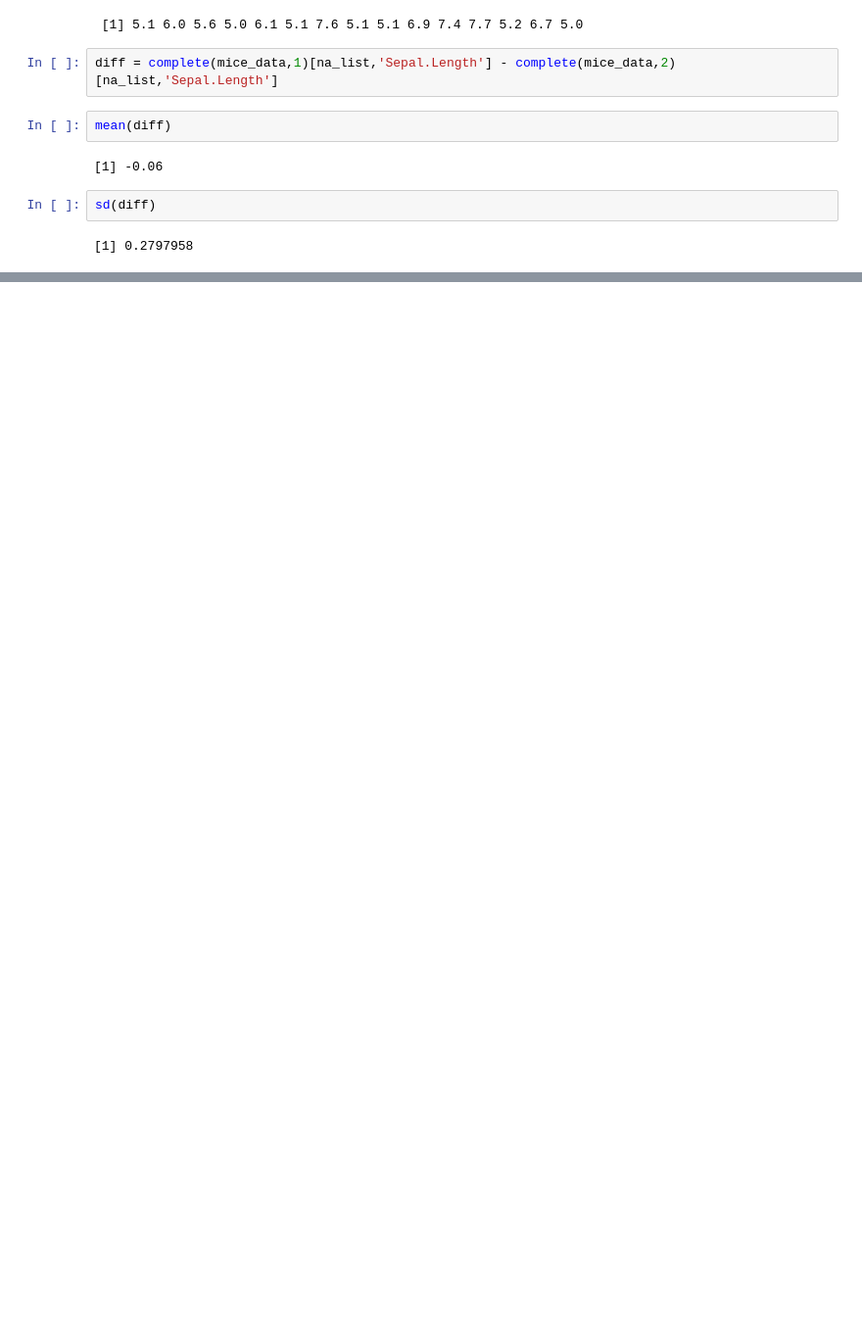
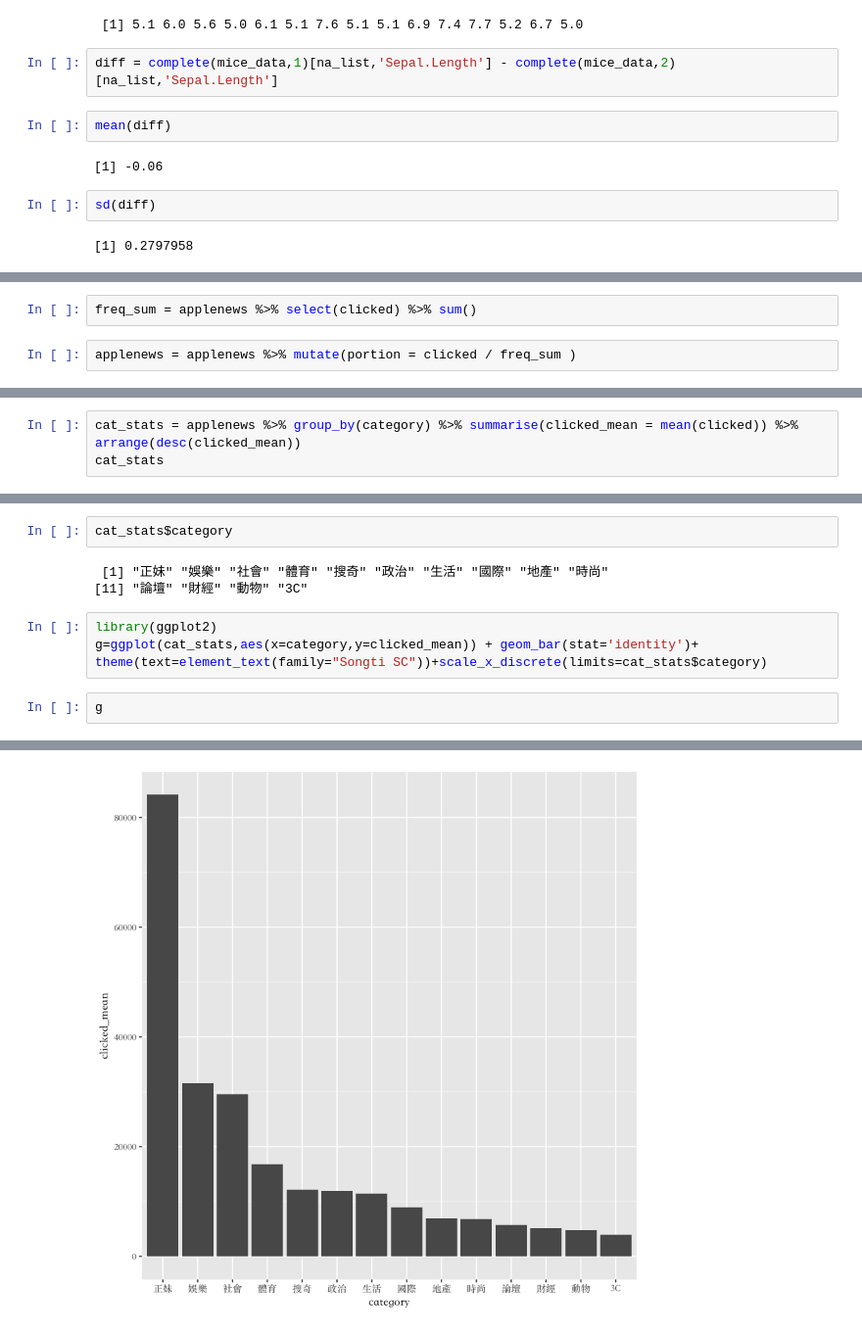
Before and after one commit to YuHsuanLin/riii, a Jupyter notebook: cb102/cb102_20180817.ipynb, the cells around one changed output, grey strips where cells are left out. Shown: that part at 98% size. Cells and saved outputs as stored; diff of their text form; blank space fills up the shorter version.

```diff
--- a/cb102/cb102_20180817.ipynb
+++ b/cb102/cb102_20180817.ipynb
@@ -391,0 +658,4 @@ sd(diff)
+# %%
+freq_sum = applenews %>% select(clicked) %>% sum()
+# %%
+applenews = applenews %>% mutate(portion = clicked / freq_sum )
@@ -391,0 +720,3 @@ sd(diff)
+# %%
+cat_stats = applenews %>% group_by(category) %>% summarise(clicked_mean = mean(clicked)) %>% arrange(desc(clicked_mean))
+cat_stats
@@ -391,0 +739,11 @@ sd(diff)
+# %%
+cat_stats$category
+# %% [output]
+ [1] "正妹" "娛樂" "社會" "體育" "搜奇" "政治" "生活" "國際" "地產" "時尚"
+[11] "論壇" "財經" "動物" "3C"
+# %%
+library(ggplot2)
+g=ggplot(cat_stats,aes(x=category,y=clicked_mean)) + geom_bar(stat='identity')+ theme(text=element_text(family="Songti SC"))+scale_x_discrete(limits=cat_stats$category)
+# %%
+g
+# %% [output]
@@ -391,0 +767 @@ sd(diff)
+[figure, added]
```
Also changed, not shown: parts of 25 cells of this notebook.
